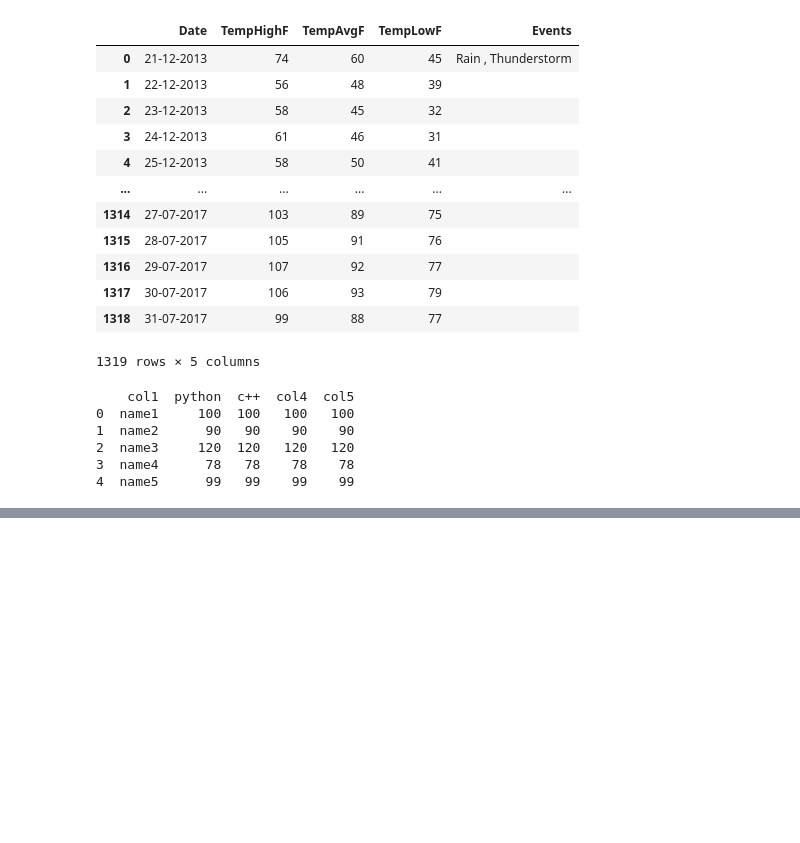
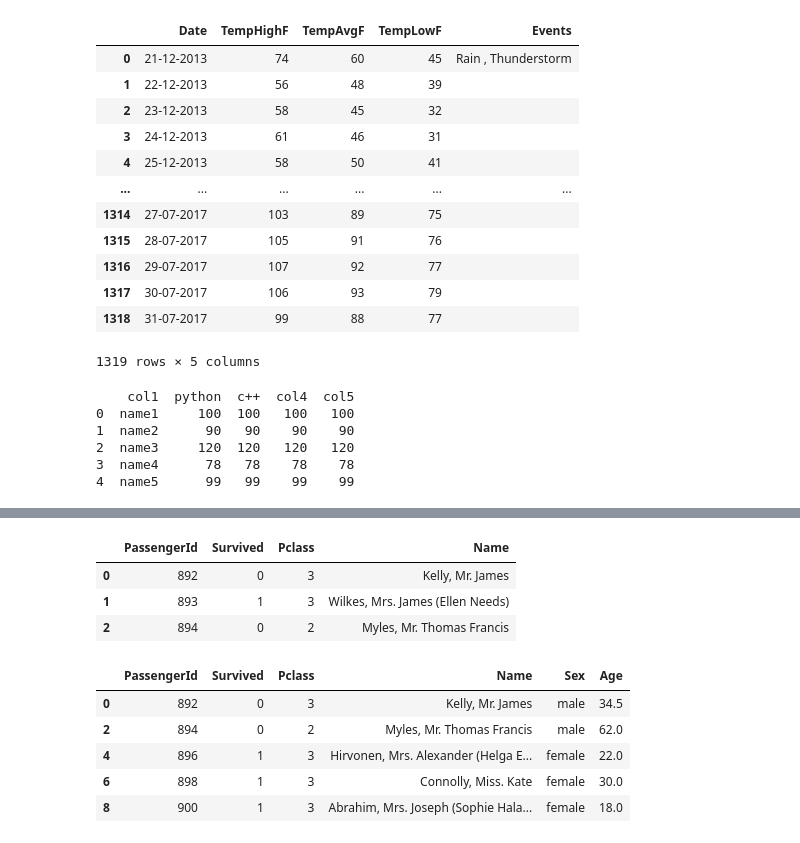
Before and after one commit to devendrapandey2005/DSA-with-python, a Jupyter notebook: 7th_sem_python_aur_ml.ipynb, the cells around one changed output, grey strips where cells are left out. Drawn from its saved outputs; the diff is of its cells as text; code cells hidden in the pictures; blank space fills up the shorter version.

```diff
--- a/7th_sem_python_aur_ml.ipynb
+++ b/7th_sem_python_aur_ml.ipynb
@@ -2125,0 +1746,16 @@ print(students)
+# %%
+titanic.iloc[0:3,0:4]#for row and coloums
+# %% [output]
+|  | PassengerId | Survived | Pclass | Name |
+| 0 | 892 | 0 | 3 | Kelly, Mr. James |
+| 1 | 893 | 1 | 3 | Wilkes, Mrs. James (Ellen Needs) |
+| 2 | 894 | 0 | 2 | Myles, Mr. Thomas Francis |
+# %%
+titanic.loc[0:9:2,'PassengerId':'Age']
+# %% [output]
+|  | PassengerId | Survived | Pclass | Name | Sex | Age |
+| 0 | 892 | 0 | 3 | Kelly, Mr. James | male | 34.5 |
+| 2 | 894 | 0 | 2 | Myles, Mr. Thomas Francis | male | 62.0 |
+| 4 | 896 | 1 | 3 | Hirvonen, Mrs. Alexander (Helga E... | female | 22.0 |
+| 6 | 898 | 1 | 3 | Connolly, Miss. Kate | female | 30.0 |
+| 8 | 900 | 1 | 3 | Abrahim, Mrs. Joseph (Sophie Hala... | female | 18.0 |
```
Also changed, not shown: parts of 127 cells of this notebook.
